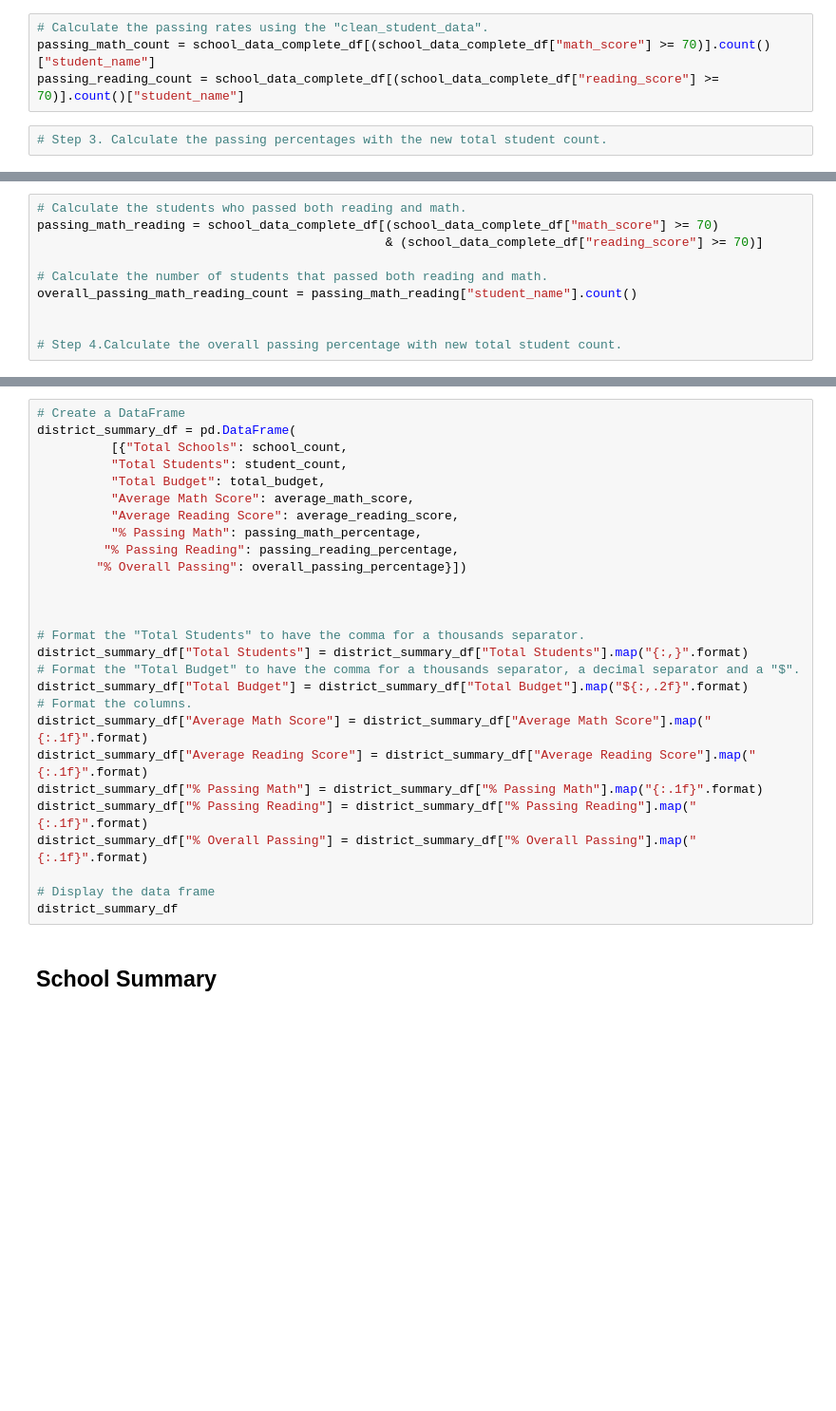
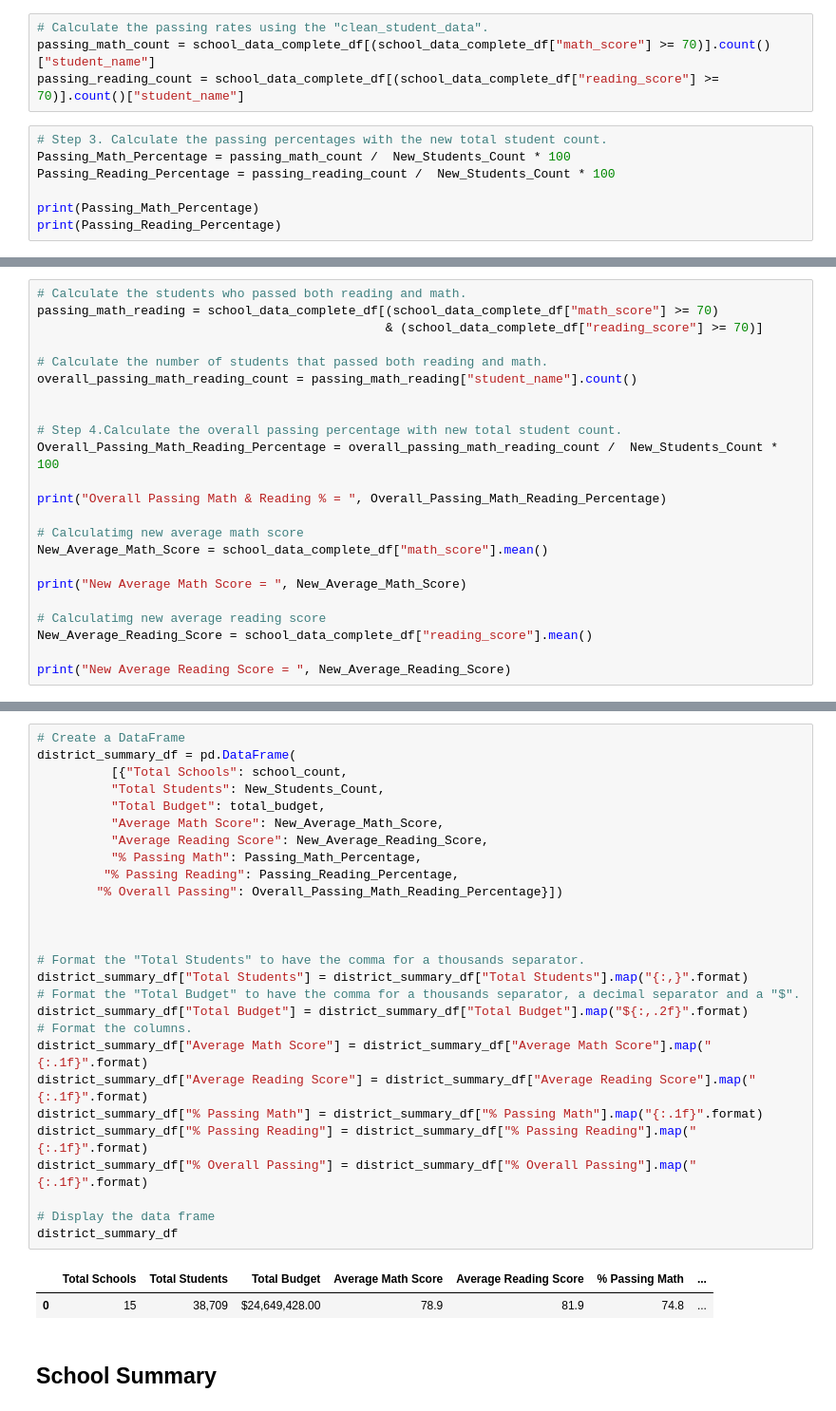
Before and after one commit to Peteresis/School_District_Analysis, a Jupyter notebook: PyCitySchools_Challenge_testing.ipynb, the cells around one changed output, grey strips where cells are left out. Shown: that part at 95% size. Saved outputs shown, nothing was run; the diff lists cells and outputs as text; blank space fills up the shorter version.

```diff
--- a/PyCitySchools_Challenge_testing.ipynb
+++ b/PyCitySchools_Challenge_testing.ipynb
@@ -185,3 +185,8 @@ passing_math_count = school_data_complete_df[(school_data_complete_df["math_scor
 passing_reading_count = school_data_complete_df[(school_data_complete_df["reading_score"] >= 70)].count()["student_name"]
 # %%
 # Step 3. Calculate the passing percentages with the new total student count.
+Passing_Math_Percentage = passing_math_count /  New_Students_Count * 100
+Passing_Reading_Percentage = passing_reading_count /  New_Students_Count * 100
+
+print(Passing_Math_Percentage)
+print(Passing_Reading_Percentage)
@@ -195,3 +203,16 @@ overall_passing_math_reading_count = passing_math_reading["student_name"].count(
 
 
 # Step 4.Calculate the overall passing percentage with new total student count.
+Overall_Passing_Math_Reading_Percentage = overall_passing_math_reading_count /  New_Students_Count * 100
+
+print("Overall Passing Math & Reading % = ", Overall_Passing_Math_Reading_Percentage)
+
+# Calculatimg new average math score
+New_Average_Math_Score = school_data_complete_df["math_score"].mean()
+
+print("New Average Math Score = ", New_Average_Math_Score)
+
+# Calculatimg new average reading score
+New_Average_Reading_Score = school_data_complete_df["reading_score"].mean()
+
+print("New Average Reading Score = ", New_Average_Reading_Score)
@@ -198,30 +223,33 @@ overall_passing_math_reading_count = passing_math_reading["student_name"].count(
 # %%
 # Create a DataFrame
 district_summary_df = pd.DataFrame(
           [{"Total Schools": school_count,
-          "Total Students": student_count,
+          "Total Students": New_Students_Count,
           "Total Budget": total_budget,
-          "Average Math Score": average_math_score,
-          "Average Reading Score": average_reading_score,
-          "% Passing Math": passing_math_percentage,
-         "% Passing Reading": passing_reading_percentage,
-        "% Overall Passing": overall_passing_percentage}])
+          "Average Math Score": New_Average_Math_Score,
+          "Average Reading Score": New_Average_Reading_Score,
+          "% Passing Math": Passing_Math_Percentage,
+         "% Passing Reading": Passing_Reading_Percentage,
+        "% Overall Passing": Overall_Passing_Math_Reading_Percentage}])
 
 
 
 # Format the "Total Students" to have the comma for a thousands separator.
 district_summary_df["Total Students"] = district_summary_df["Total Students"].map("{:,}".format)
 # Format the "Total Budget" to have the comma for a thousands separator, a decimal separator and a "$".
 district_summary_df["Total Budget"] = district_summary_df["Total Budget"].map("${:,.2f}".format)
 # Format the columns.
 district_summary_df["Average Math Score"] = district_summary_df["Average Math Score"].map("{:.1f}".format)
 district_summary_df["Average Reading Score"] = district_summary_df["Average Reading Score"].map("{:.1f}".format)
 district_summary_df["% Passing Math"] = district_summary_df["% Passing Math"].map("{:.1f}".format)
 district_summary_df["% Passing Reading"] = district_summary_df["% Passing Reading"].map("{:.1f}".format)
 district_summary_df["% Overall Passing"] = district_summary_df["% Overall Passing"].map("{:.1f}".format)
 
 # Display the data frame
 district_summary_df
+# %% [output]
+|  | Total Schools | Total Students | Total Budget | Average Math Score | Average Reading Score | % Passing Math | ... |
+| 0 | 15 | 38,709 | $24,649,428.00 | 78.9 | 81.9 | 74.8 | ... |
 # %% [markdown]
 ##  School Summary
 # %%
```
Also changed, not shown: parts of 3 cells of this notebook.
